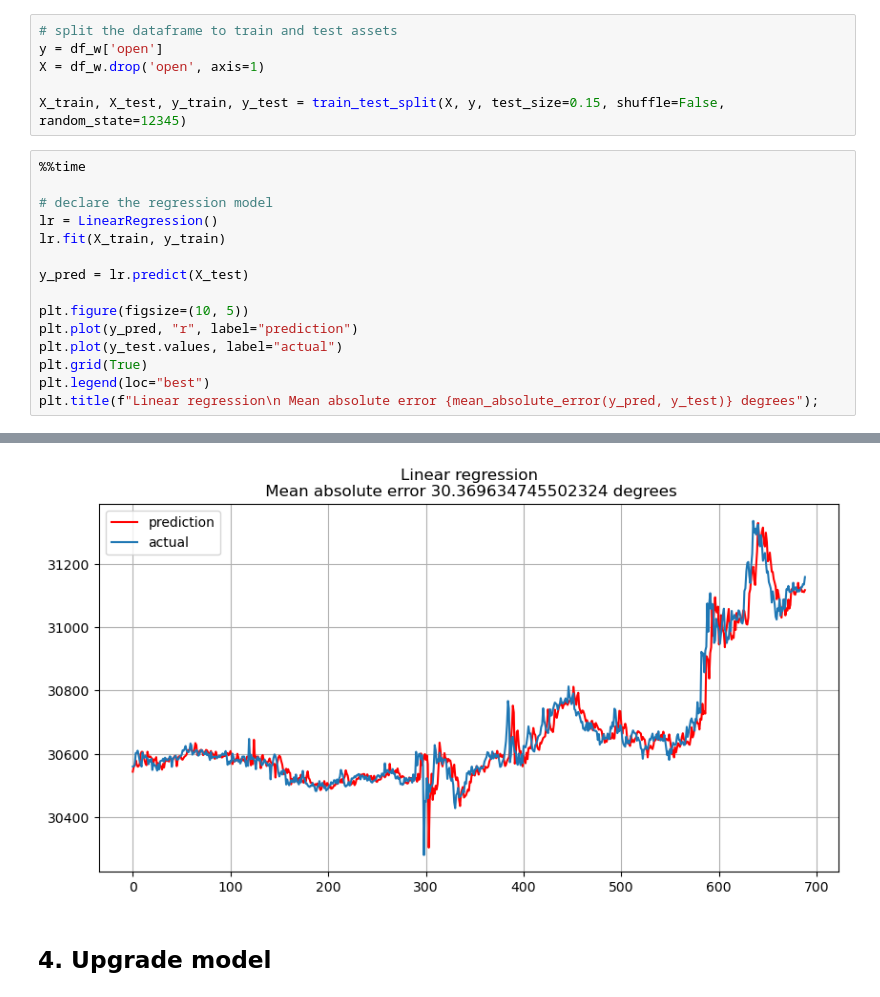
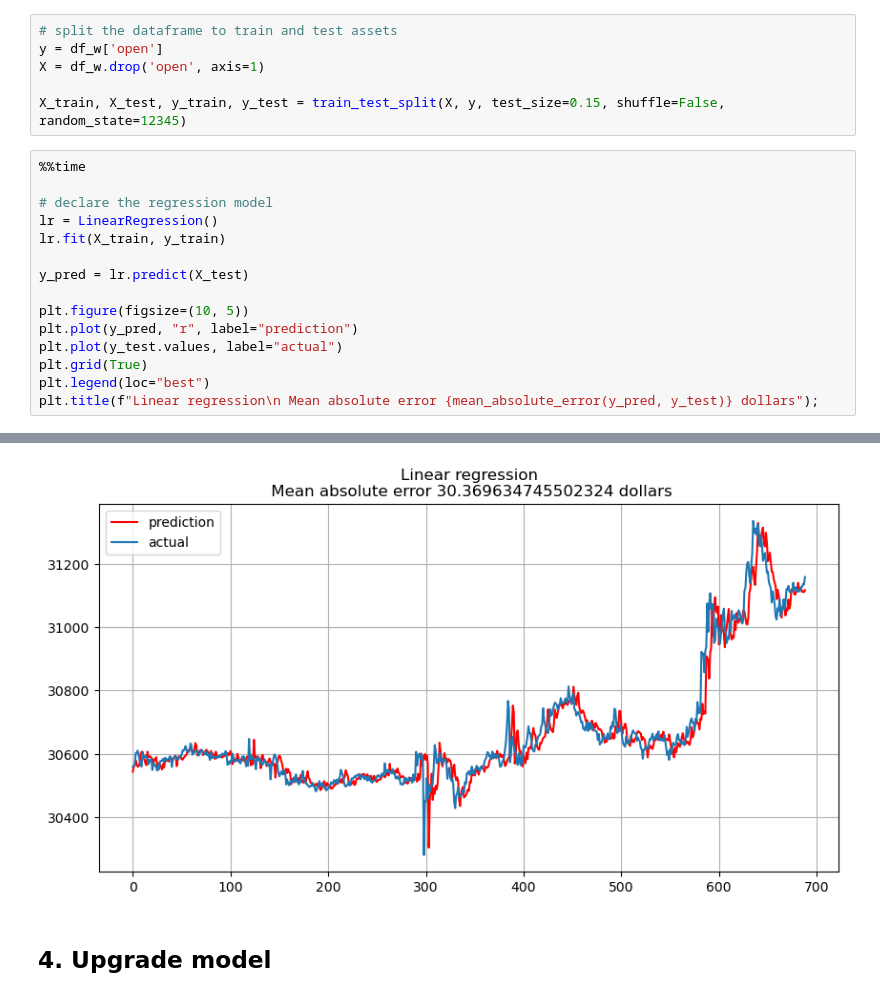
Before and after one commit to HardyBubbles/bitcoin_regression, a Jupyter notebook: main.ipynb, the cells around one changed output, grey strips where cells are left out. Cells and saved outputs as stored; diff of their text form.

```diff
--- a/main.ipynb
+++ b/main.ipynb
@@ -131,5 +131,5 @@ plt.plot(y_pred, "r", label="prediction")
 plt.plot(y_test.values, label="actual")
 plt.grid(True)
 plt.legend(loc="best")
-plt.title(f"Linear regression\n Mean absolute error {mean_absolute_error(y_pred, y_test)} degrees");
+plt.title(f"Linear regression\n Mean absolute error {mean_absolute_error(y_pred, y_test)} dollars");
 # %% [output]
@@ -138,4 +138,4 @@ Wall time: 17.2 ms
-[figure, old version]
+[figure, new version]
 # %% [markdown]
 ## 4. Upgrade model
 # %% [markdown]
```
Also changed, not shown: parts of 6 cells of this notebook.
